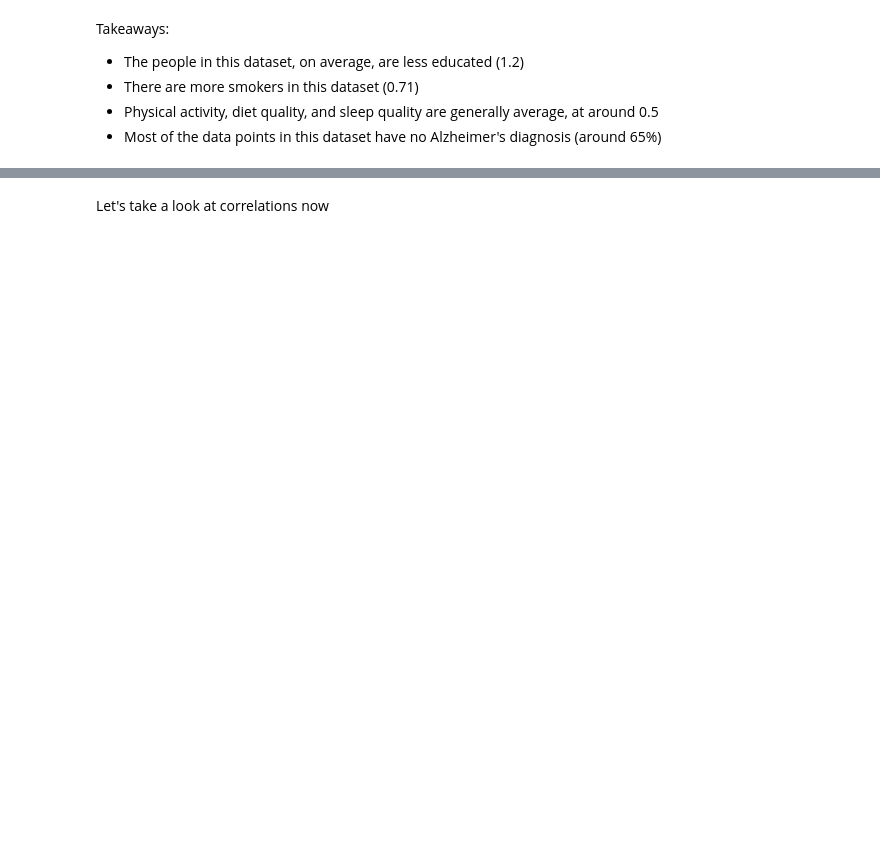
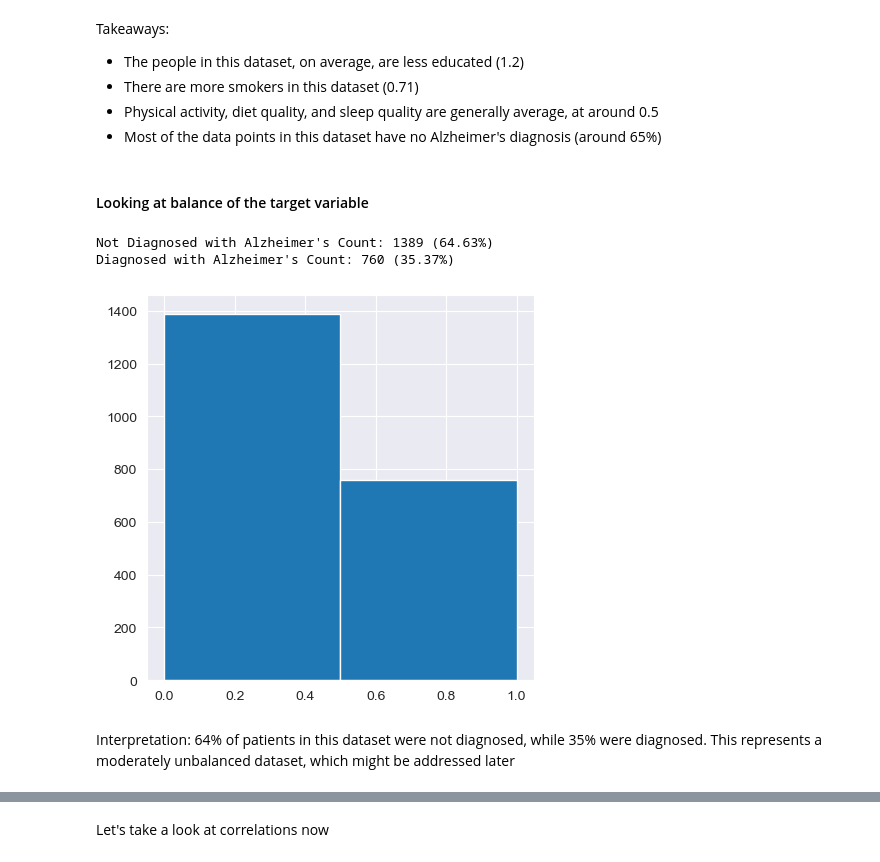
Before and after one commit to akcone2003/Alzheimers_Investigation, a Jupyter notebook: analysis.ipynb, the cells around one changed output, grey strips where cells are left out. Cells and saved outputs as stored; diff of their text form; code cells hidden in the pictures; blank space fills up the shorter version.

```diff
--- a/analysis.ipynb
+++ b/analysis.ipynb
@@ -124,23 +125,3 @@ df.head()
         - 0_2 represents a Caucasian with a bachelor's degree
         - 0_3 represents a Caucasian with an advanced degree
         - The same applies for 1_X (African American), 2_X (Asian), or 3_X (Other)
-# %%
-from sklearn.ensemble import RandomForestClassifier
-
-# Define health-related features
-health_columns = ['BMI', 'PhysicalActivity', 'DietQuality', 'SleepQuality', 'Smoking', 'AlcoholConsumption']
-
-# Define the features (X) and target (y)
-X = df[health_columns]
-y = df['target']
-
-# Fit the Random Forest model
-rf = RandomForestClassifier()
-rf.fit(X, y)
-
-# Get the feature importances (weights)
-importances = rf.feature_importances_
-
-# Display the weights for each health attribute
-weights_df = pd.DataFrame({'HealthAttribute': health_columns, 'Weight': importances})
-print(weights_df)
@@ -272,6 +213,22 @@ Takeaways:
 - There are more smokers in this dataset (0.71)
 - Physical activity, diet quality, and sleep quality are generally average, at around 0.5
 - Most of the data points in this dataset have no Alzheimer's diagnosis (around 65%)
+# %% [markdown]
+#### Looking at balance of the target variable
+# %%
+# Plotting histogram of 'target'
+df['target'].hist(bins=2, figsize=(5,5))
+
+# Getting count of diagnoses of NO and YES
+print(f"Not Diagnosed with Alzheimer's Count: {(df['target'] == 0).sum()} ({round((df['target'] == 0).sum() / df.shape[0] * 100, 2)}%)")
+print(f"Diagnosed with Alzheimer's Count: {(df['target'] == 1).sum()} ({round((df['target'] == 1).sum() / df.shape[0] * 100, 2)}%)")
+plt.show()
+# %% [output]
+Not Diagnosed with Alzheimer's Count: 1389 (64.63%)
+Diagnosed with Alzheimer's Count: 760 (35.37%)
+[figure, added]
+# %% [markdown]
+Interpretation: 64% of patients in this dataset were not diagnosed, while 35% were diagnosed. This represents a moderately unbalanced dataset, which might be addressed later
 # %%
 df.hist(figsize=(20,20))
 plt.show()
```
Also changed, not shown: parts of 14 cells of this notebook.
